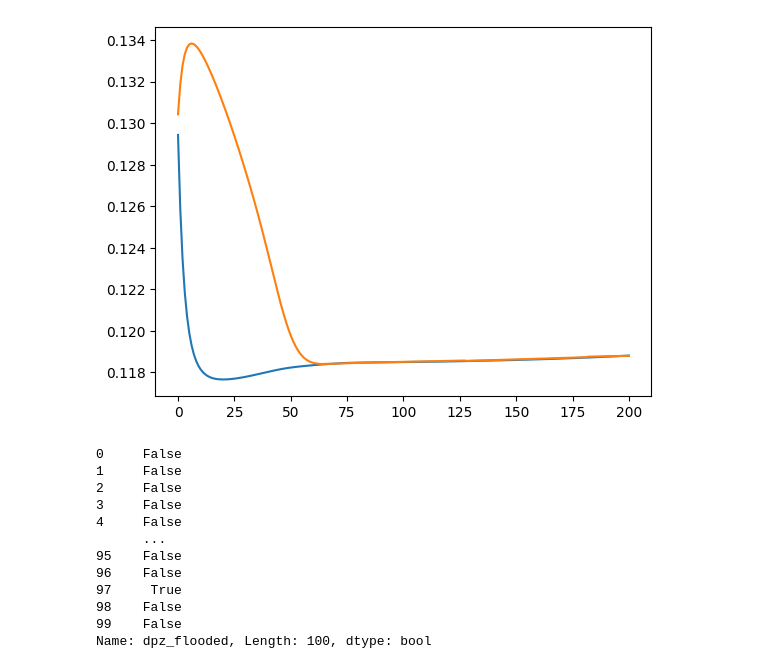
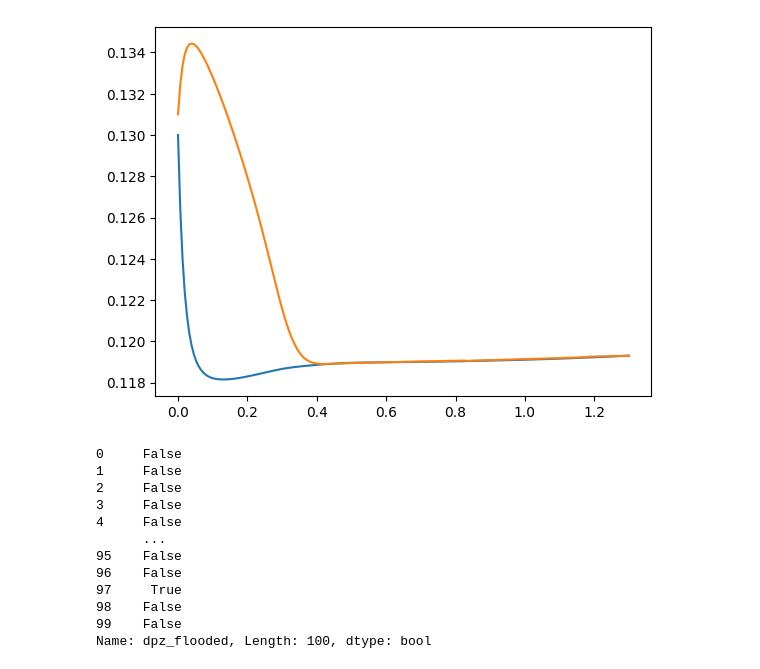
Before and after one commit to iagr98/MA-Model_4, a Jupyter notebook: Separator Model/utils.ipynb, the cells around one changed output. Cells and saved outputs as stored; diff of their text form; code cells hidden in the pictures.

```diff
--- a/Separator Model/utils.ipynb
+++ b/Separator Model/utils.ipynb
@@ -10,6 +10,8 @@ V_c = df["V_c"].iloc[0].split(",")
 V_c = [float(x) for x in V_c]
 V_dis = df["V_dis"].iloc[0].split(",")
 V_dis = [float(x) for x in V_dis]
+x = df["x"].iloc[0].split(",")
+x = [float(x) for x in x]
 
 
 N_D = 20  # Number of N_j columns: N_0 to N_19
@@ -25,23 +27,20 @@ for j in range(N_D):
 
 
 
-N_x = 200
-L = 1.3
-D = 0.2
-x = np.linspace(0, L, N_x)
 dl = x[1] - x[0]
 # %%
 V_c = np.array(V_c)
 V_dis = np.array(V_dis)
+x = np.array(x)
 h_c = hf.getHeightArray(V_c/dl, D/2)
 h_dis = hf.getHeightArray((V_c+V_dis)/dl, D/2)
-plt.plot(h_c)
-plt.plot(h_dis)
+plt.plot(x, h_c)
+plt.plot(x, h_dis)
 plt.show()
 h_dpz_flooded = df['dpz_flooded']
 print(h_dpz_flooded)
 # %% [output]
-[figure, old version]
+[figure, new version]
 0     False
 1     False
 2     False
```
Also changed, not shown: parts of 1 cell of this notebook, 2 other files.
